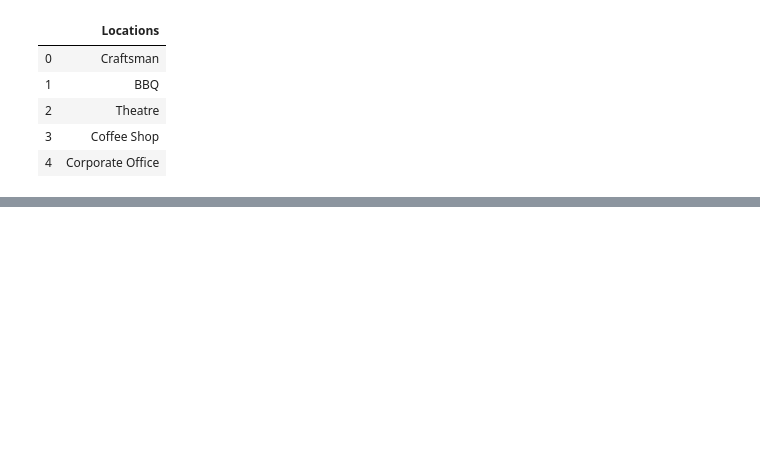
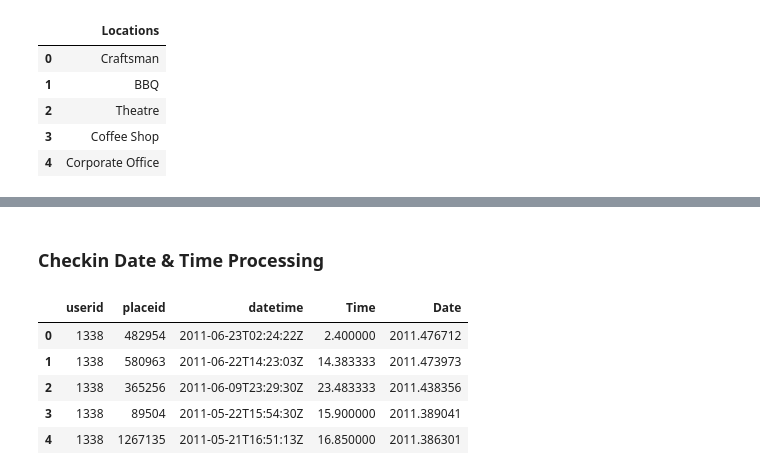
Before and after one commit to has-c/UserMobilityMining, a Jupyter notebook: Gowalla Preprocessing.ipynb, the cells around one changed output, grey strips where cells are left out. Cells and saved outputs as stored; diff of their text form; code cells hidden in the pictures; blank space fills up the shorter version.

```diff
--- a/Gowalla Preprocessing.ipynb
+++ b/Gowalla Preprocessing.ipynb
@@ -31,7 +28,7 @@ usingWorkLaptop = True
 if usingWorkLaptop:
     checkins = pd.read_csv("C:\\Users\\hcheena\\OneDrive - KPMG\\Documents\\UserMobilityMining\\gowalla\\gowalla_checkins.csv")
 else:
-    checkins = pd.read_csv("C:\\Users\\\hasna\\Documents\\Github\\UMM\\gowalla\\gowalla_checkins.csv")
+    checkins = pd.read_csv("gowalla/gowalla_checkins.csv")
 
 checkins.head()
 # %% [output]
@@ -46,7 +43,7 @@ checkins.head()
 if usingWorkLaptop:
     placesSubset1 = pd.read_csv("C:\\Users\\hcheena\\OneDrive - KPMG\\Documents\\UserMobilityMining\\gowalla\\gowalla_spots_subset1.csv")
 else:
-    placesSubset1 = pd.read_csv("C:\\Users\\hasna\\Documents\\Github\\UMM\\gowalla\\gowalla_spots_subset1.csv")
+    placesSubset1 = pd.read_csv("gowalla/gowalla_spots_subset1.csv")
 
 placesSubset1.head()
 # %% [output]
@@ -64,7 +61,7 @@ if usingWorkLaptop:
     with open("C:\\Users\\hcheena\\OneDrive - KPMG\\Documents\\UserMobilityMining\\gowalla\\gowalla_category_structure.json") as f:
         categoryStructure = json.load(f)['spot_categories']
 else:
-    with open("C:\\Users\\hasna\\Documents\\Github\\UMM\\gowalla\\gowalla_category_structure.json") as f:
+    with open("gowalla/gowalla_category_structure.json") as f:
         categoryStructure = json.load(f)['spot_categories']
 
 #create dataframe of category relationships
@@ -150,11 +145,16 @@ indexUsed = list()
 #add to locationDf the main, sub categories
 #do do this locate whether the given location is in sub or subsub and then paste the associated main category value threre to create the entire dataframe
 
+endTime = time.time()
+
 #check search for location column wise
 for index in range(0,locationDf.shape[0]):
 
     if index % 10000 == 0:
         print(index)
+        startTime = endTime #start time is equal to the previous end time
+        endTime = time.time()
+        print('Time Elapsed: ', endTime-startTime)
 
     searchLocation = locationDf['Locations'][index]
 
@@ -182,9 +182,9 @@ for index in range(0,locationDf.shape[0]):
         relatedThirdCategory.append(np.NaN)
         indexUsed.append(np.NaN)
 
-    relatedCategories = pd.DataFrame({'index':indexUsed,
-                                      'mainCategory':relatedMainCategory,
-                                      'secondLevelCategory':relatedSecondCategory,
-                                     'thirdLevelCategory':relatedThirdCategory})
+relatedCategories = pd.DataFrame({'index':indexUsed,
+                                  'mainCategory':relatedMainCategory,
+                                  'secondLevelCategory':relatedSecondCategory,
+                                 'thirdLevelCategory':relatedThirdCategory})
 
 relatedCategories.head()
@@ -213,0 +225,2 @@ dateTime = checkins['datetime']
+# %% [markdown]
+### Checkin Date & Time Processing
@@ -213,0 +271,9 @@ dateTime = checkins['datetime']
+# %%
+checkins.head()
+# %% [output]
+|  | userid | placeid | datetime | Time | Date |
+| 0 | 1338 | 482954 | 2011-06-23T02:24:22Z | 2.400000 | 2011.476712 |
+| 1 | 1338 | 580963 | 2011-06-22T14:23:03Z | 14.383333 | 2011.473973 |
+| 2 | 1338 | 365256 | 2011-06-09T23:29:30Z | 23.483333 | 2011.438356 |
+| 3 | 1338 | 89504 | 2011-05-22T15:54:30Z | 15.900000 | 2011.389041 |
+| 4 | 1338 | 1267135 | 2011-05-21T16:51:13Z | 16.850000 | 2011.386301 |
```
Also changed, not shown: parts of 16 cells of this notebook, 1 other file.
